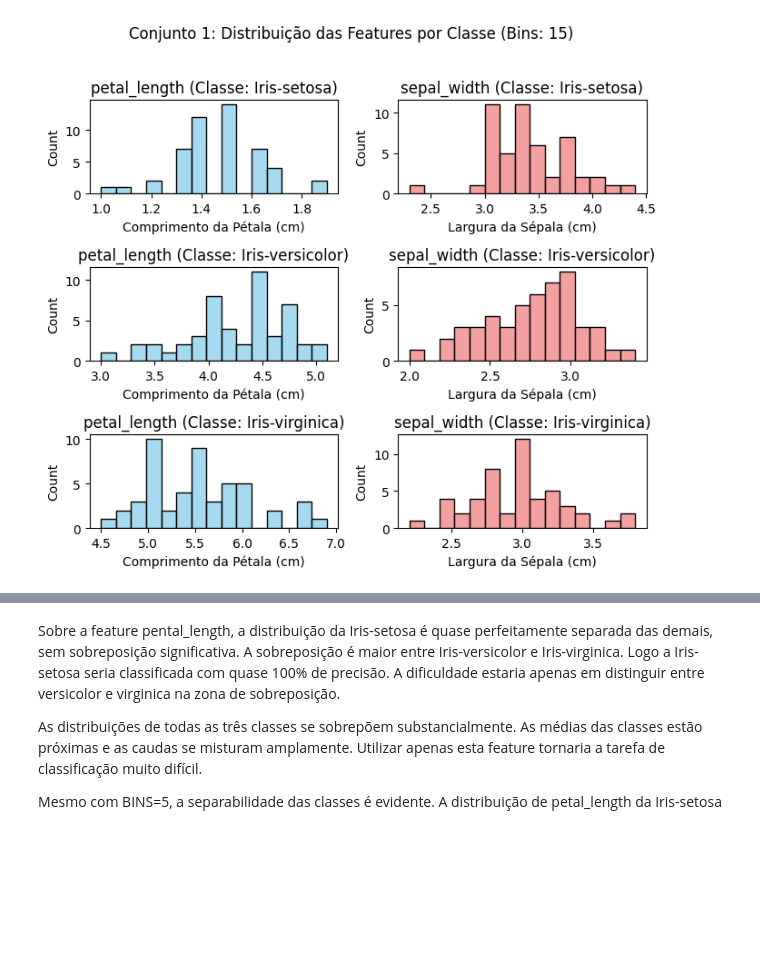
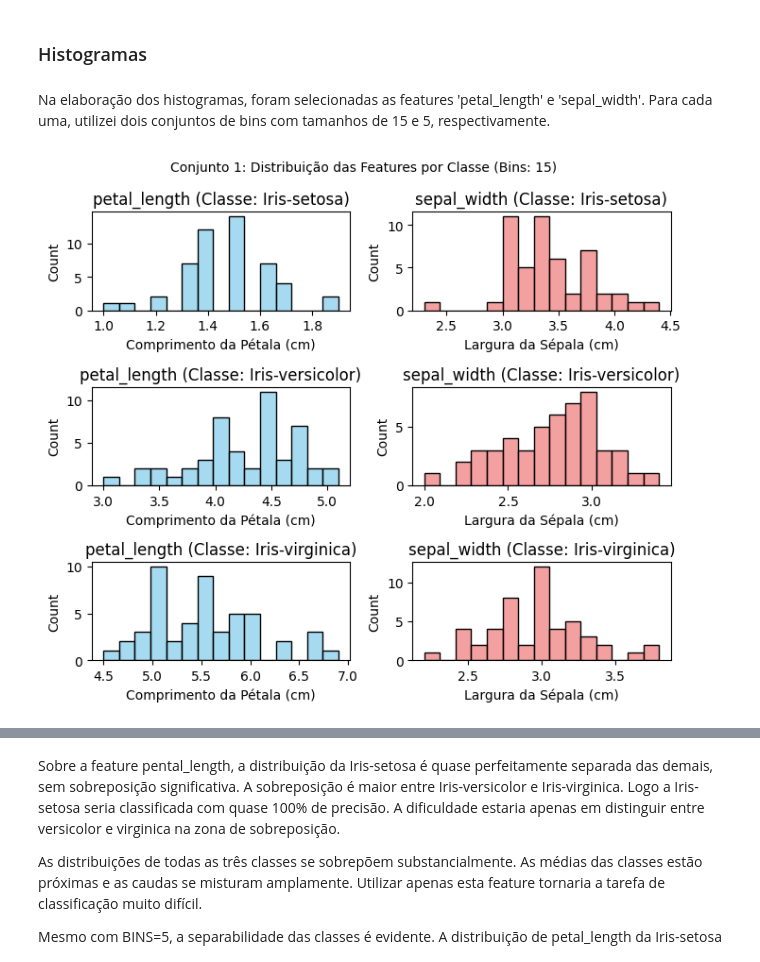
Before and after one commit to KevinWashington/SILLM_Atividade_1, a Jupyter notebook: Atividade_1_Zscore_Binomial.ipynb, the cells around one changed output, grey strips where cells are left out. Cells and saved outputs as stored; diff of their text form; code cells hidden in the pictures; blank space fills up the shorter version.

```diff
--- a/Atividade_1_Zscore_Binomial.ipynb
+++ b/Atividade_1_Zscore_Binomial.ipynb
@@ -36,0 +22,8 @@ Name: count, dtype: int64
+# %%
+df = kagglehub.dataset_load(
+  kagglehub.KaggleDatasetAdapter.PANDAS,
+  "arshid/iris-flower-dataset",
+  'IRIS.csv',
+)
+
+df.head()
@@ -36,0 +38,4 @@ Name: count, dtype: int64
+# %% [markdown]
+### Histogramas
+# %% [markdown]
+Na elaboração dos histogramas, foram selecionadas as features 'petal_length' e 'sepal_width'. Para cada uma, utilizei dois conjuntos de bins com tamanhos de 15 e 5, respectivamente.
@@ -37,26 +47,26 @@ Name: count, dtype: int64
 # %%
 BINS_1 = 15
 
 fig, axes = plt.subplots(nrows=len(classes), ncols=2, figsize=(7, 6))
-fig.suptitle(f'Conjunto 1: Distribuição das Features por Classe (Bins: {BINS_1})', fontsize=12, y=1.02)
+fig.suptitle(f'Conjunto 1: Distribuição das Features por Classe (Bins: {BINS_1})', fontsize=10)
 
 for i, class_name in enumerate(classes):
     df_class = df[df[CLASS_COLUMN] == class_name]
 
     # Feature 1: petal_length
     sns.histplot(df_class[FEATURE_1], bins=BINS_1, ax=axes[i, 0], color='skyblue')
     axes[i, 0].set_title(f'{FEATURE_1} (Classe: {class_name})')
     axes[i, 0].set_xlabel('Comprimento da Pétala (cm)')
 
     # Feature 2: sepal_width
     sns.histplot(df_class[FEATURE_2], bins=BINS_1, ax=axes[i, 1], color='lightcoral')
     axes[i, 1].set_title(f'{FEATURE_2} (Classe: {class_name})')
     axes[i, 1].set_xlabel('Largura da Sépala (cm)')
 
 plt.tight_layout()
 plt.show()
 # %% [output]
-[figure, old version]
+[figure, new version]
 # %%
 BINS_2 = 5
 
```
Also changed, not shown: parts of 52 cells of this notebook.
